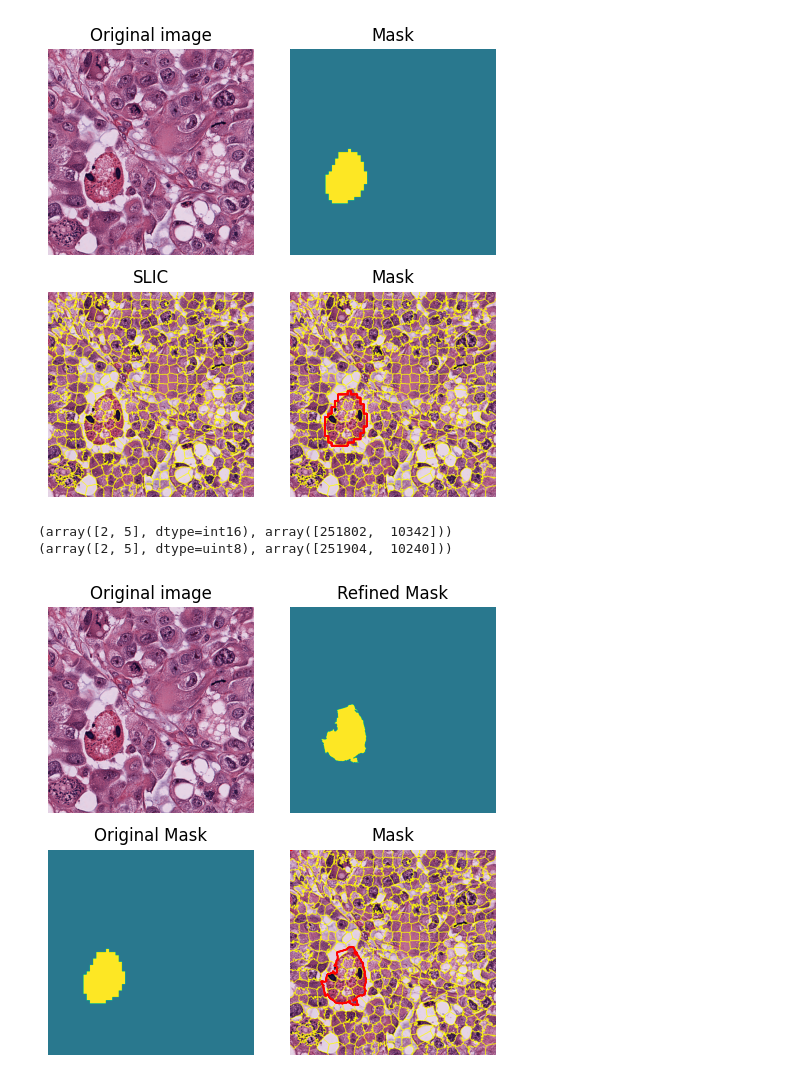
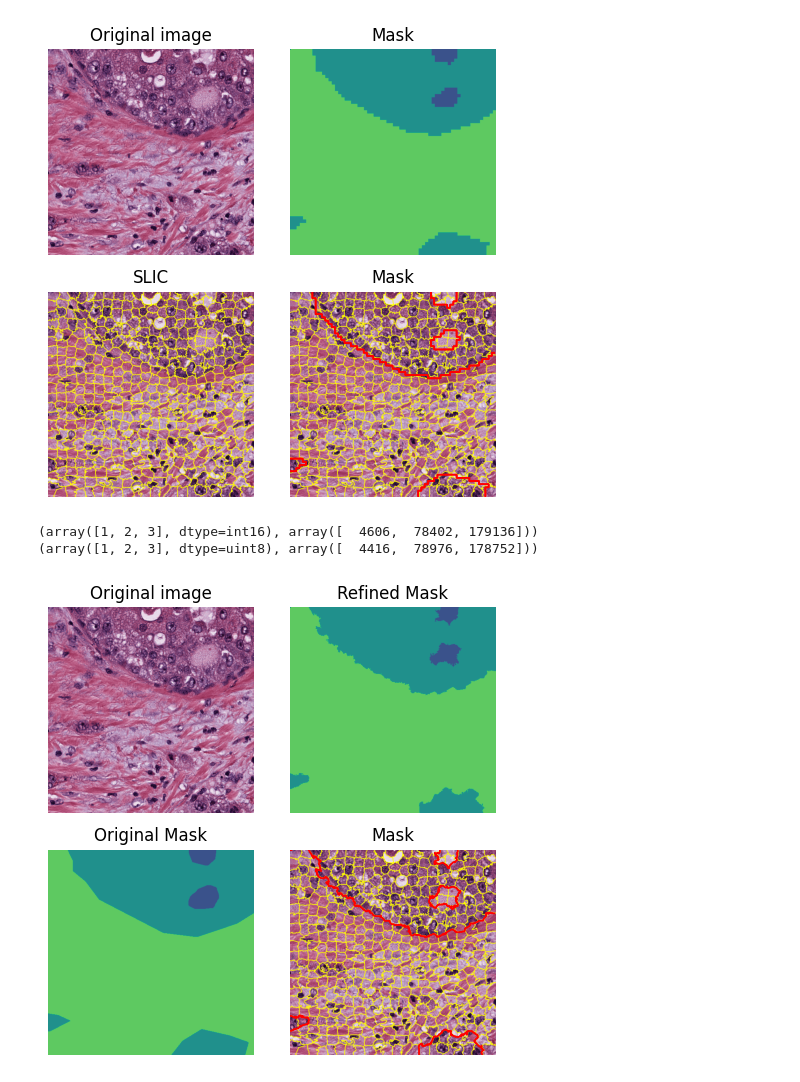
Before and after one commit to isaadbashir/coarse_segmentation, a Jupyter notebook: src/post_processing/slic_maps.ipynb, the cells around one changed output. Drawn from its saved outputs; the diff is of its cells as text; code cells hidden in the pictures.

```diff
--- a/src/post_processing/slic_maps.ipynb
+++ b/src/post_processing/slic_maps.ipynb
@@ -10,9 +10,10 @@ PATH_TO_IMAGES = '/mnt/sda2/coarse_segmentation/data/patches/augmented_coarse_wi
 list_of_patches = os.listdir(PATH_TO_IMAGES)
 # %%
 # load the image
-data = np.load(PATH_TO_IMAGES + list_of_patches[666])
+data = np.load(PATH_TO_IMAGES + list_of_patches[20])
 image = data['arr_1']
 mask = data['original_mask'] +1
+pixel_mask = data['pixel_mask'] + 1
 # %%
 slic = segmentation.slic(image, n_segments=500, start_label=1, compactness=30)
 # %%
@@ -26,6 +27,7 @@ ax1.set_title('Original image')
 new_mask = np.copy(mask)
 for c in range(5):
     new_mask[0,c] = c
+    pixel_mask[0,c] = c
 
 ax2.imshow(new_mask)
 ax2.set_title('Mask')
@@ -44,7 +46,7 @@ for ax in ax_arr.ravel():
 plt.tight_layout()
 plt.show()
 # %% [output]
-[figure, old version]
+[figure, new version]
 # %%
 refined_mask = np.ones_like(mask) * -1
 
@@ -76,31 +78,31 @@ print(np.unique(mask, return_counts=True))
 for c in range(5):
     refined_mask[0,c] = c
 # %% [output]
-(array([2, 5], dtype=int16), array([251802,  10342]))
-(array([2, 5], dtype=uint8), array([251904,  10240]))
+(array([1, 2, 3], dtype=int16), array([  4606,  78402, 179136]))
+(array([1, 2, 3], dtype=uint8), array([  4416,  78976, 178752]))
 # %%
 # Display result
 fig, ax_arr = plt.subplots(2, 2, sharex=True, sharey=True, figsize=(5, 5))
 ax1, ax2, ax3, ax4 = ax_arr.ravel()
 
 ax1.imshow(image)
 ax1.set_title('Original image')
 
 ax2.imshow(refined_mask)
 ax2.set_title('Refined Mask')
 
-ax3.imshow(new_mask)
+ax3.imshow(pixel_mask)
 # ax3.contour(mask, colors='red', linewidths=1)
 ax3.set_title('Original Mask')
 
 ax4.imshow(segmentation.mark_boundaries(image, slic))
 ax4.contour(refined_mask, colors='red', linewidths=1)
 ax4.set_title('Mask')
 
 for ax in ax_arr.ravel():
     ax.set_axis_off()
 
 plt.tight_layout()
 plt.show()
 # %% [output]
-[figure, old version]
+[figure, new version]
```
Also changed, not shown: 11 other files.
